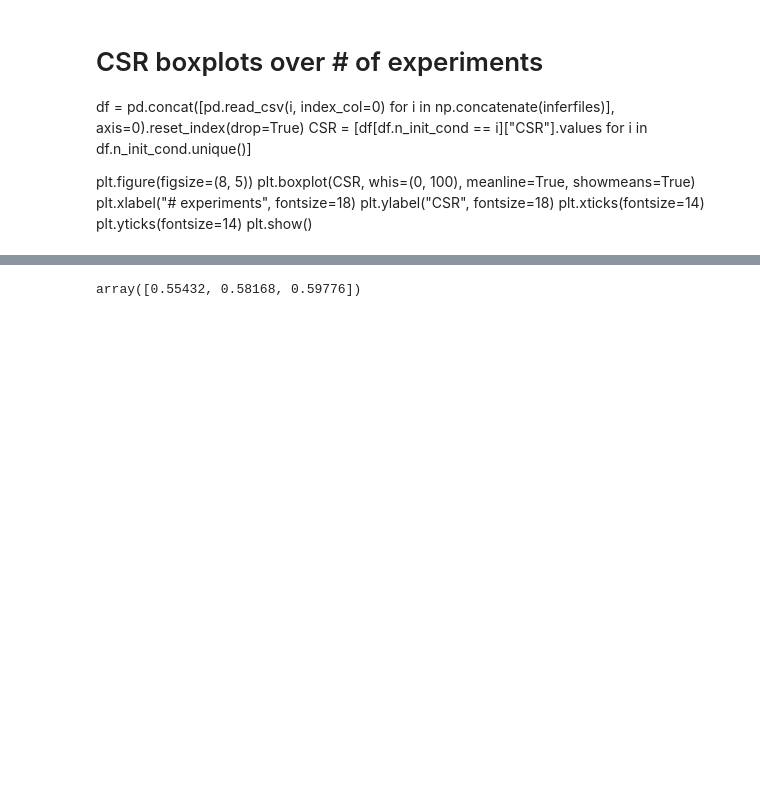
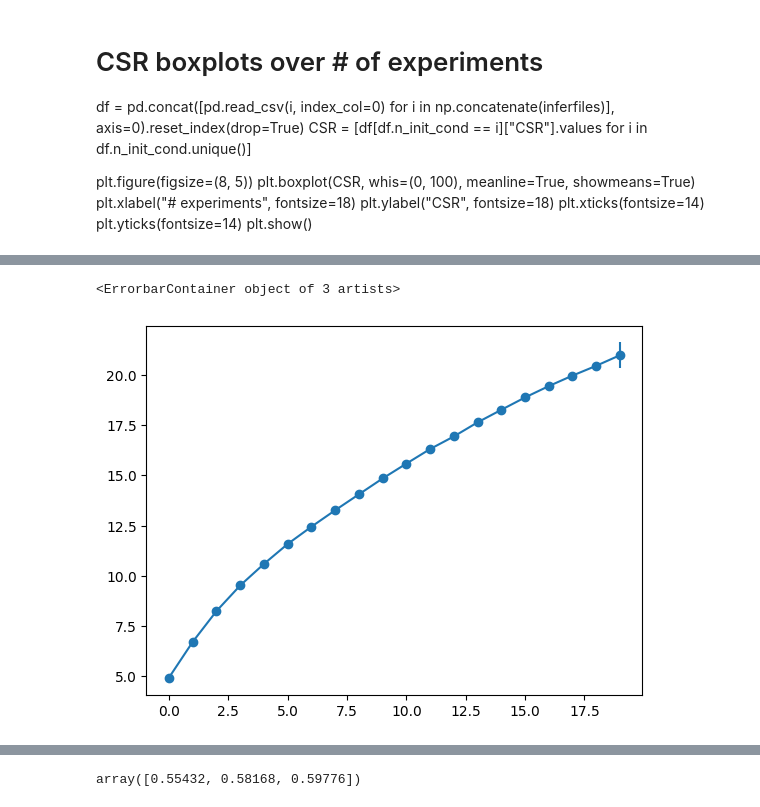
Before and after one commit to joaovaleriano/gLV_OED, a Jupyter notebook: notebooks/analysis_all_growth_repeated_experiment.ipynb, the cells around one changed output, grey strips where cells are left out. Cells and saved outputs as stored; diff of their text form; code cells hidden in the pictures; blank space fills up the shorter version.

```diff
--- a/notebooks/analysis_all_growth_repeated_experiment.ipynb
+++ b/notebooks/analysis_all_growth_repeated_experiment.ipynb
@@ -187,0 +220,5 @@ for i in range(len(log.attrs["n_samples"])):
+# %%
+plt.errorbar(np.arange(len(first_wrong_sign)), [np.mean(i) for i in first_wrong_sign], [np.std(i)/np.sqrt(len(i)) for i in first_wrong_sign], ls="-", marker="o")
+# %% [output]
+<ErrorbarContainer object of 3 artists>
+[figure, added]
```
Also changed, not shown: parts of 14 cells of this notebook, 11 other files.
